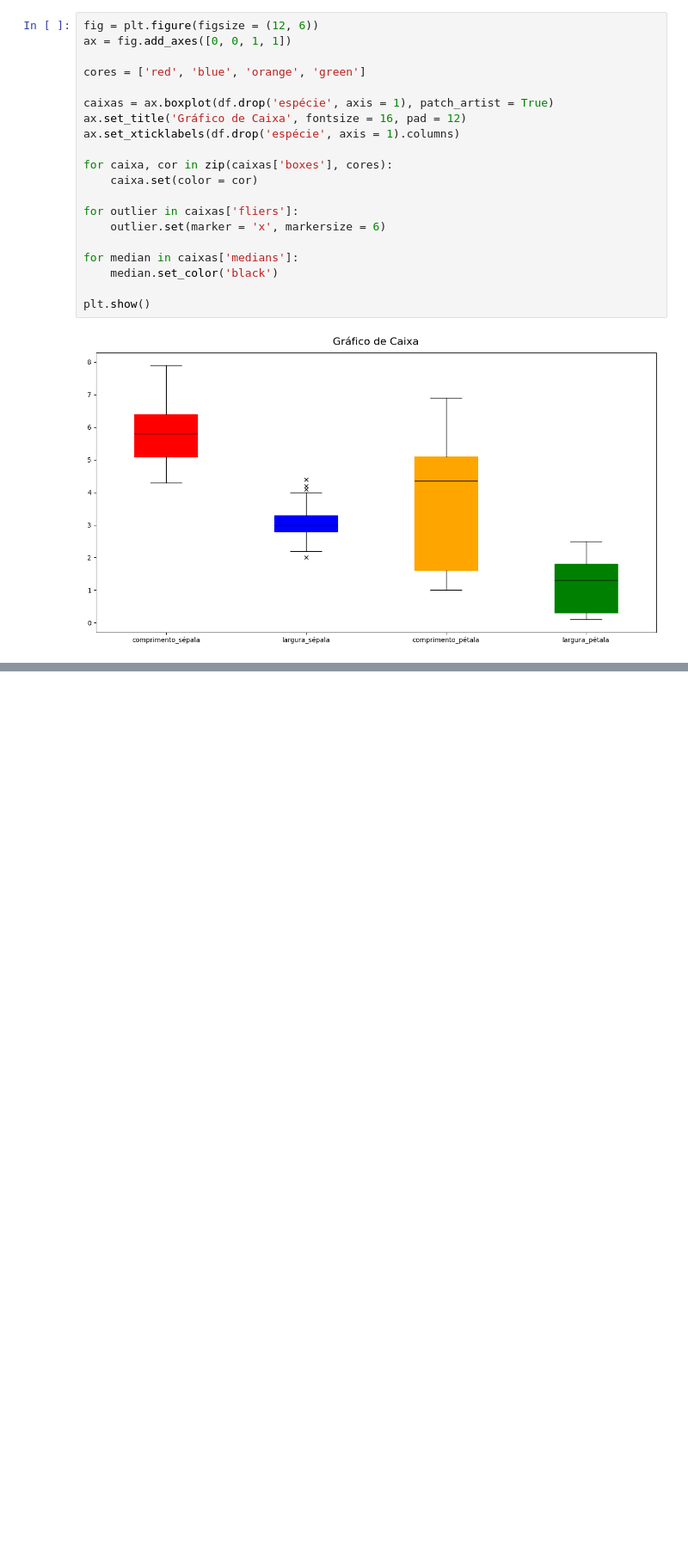
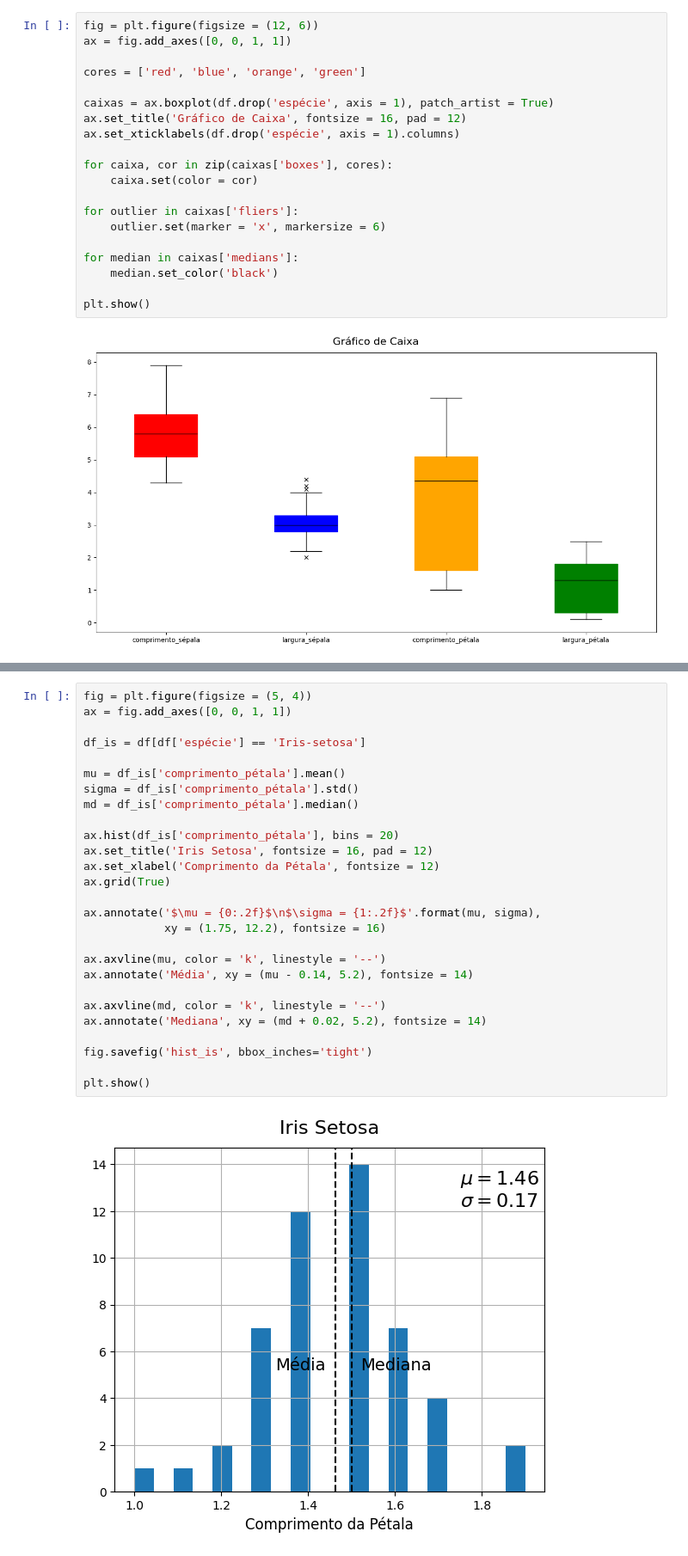
Before and after one commit to edupmon/alura, a Jupyter notebook: data-science/data-viz-matplotlib/data-viz-matplotlib.ipynb, the cells around one changed output, grey strips where cells are left out. Shown at 86% size. Drawn from its saved outputs; the diff is of its cells as text; blank space fills up the shorter version.

```diff
--- a/data-science/data-viz-matplotlib/data-viz-matplotlib.ipynb
+++ b/data-science/data-viz-matplotlib/data-viz-matplotlib.ipynb
@@ -208,0 +251,29 @@ plt.show()
+# %%
+fig = plt.figure(figsize = (5, 4))
+ax = fig.add_axes([0, 0, 1, 1])
+
+df_is = df[df['espécie'] == 'Iris-setosa']
+
+mu = df_is['comprimento_pétala'].mean()
+sigma = df_is['comprimento_pétala'].std()
+md = df_is['comprimento_pétala'].median()
+
+ax.hist(df_is['comprimento_pétala'], bins = 20)
+ax.set_title('Iris Setosa', fontsize = 16, pad = 12)
+ax.set_xlabel('Comprimento da Pétala', fontsize = 12)
+ax.grid(True)
+
+ax.annotate('$\mu = {0:.2f}$\n$\sigma = {1:.2f}$'.format(mu, sigma),
+            xy = (1.75, 12.2), fontsize = 16)
+
+ax.axvline(mu, color = 'k', linestyle = '--')
+ax.annotate('Média', xy = (mu - 0.14, 5.2), fontsize = 14)
+
+ax.axvline(md, color = 'k', linestyle = '--')
+ax.annotate('Mediana', xy = (md + 0.02, 5.2), fontsize = 14)
+
+fig.savefig('hist_is', bbox_inches='tight')
+
+plt.show()
+# %% [output]
+[figure, added]
```
Also changed, not shown: parts of 6 cells of this notebook, 4 other files.
